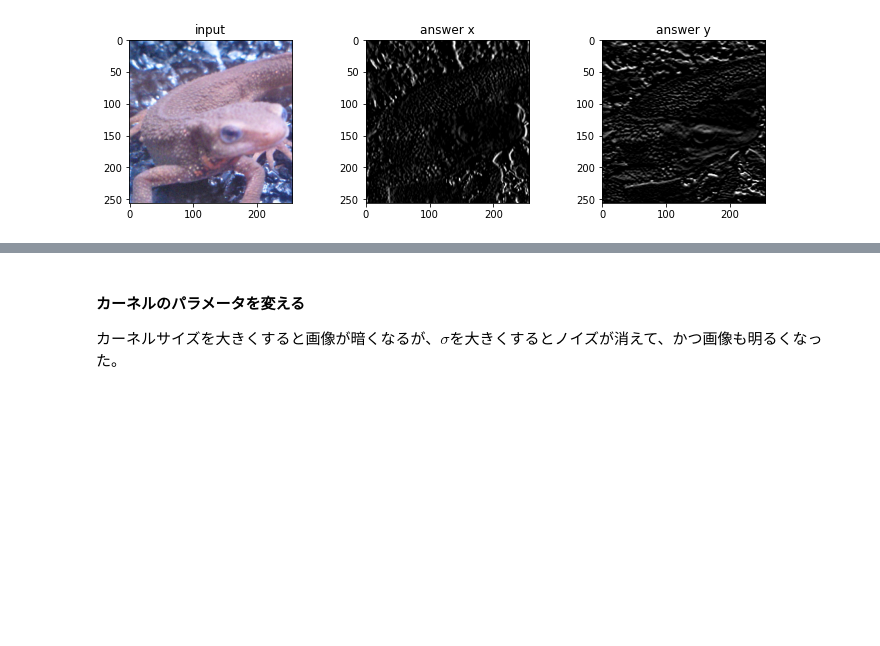
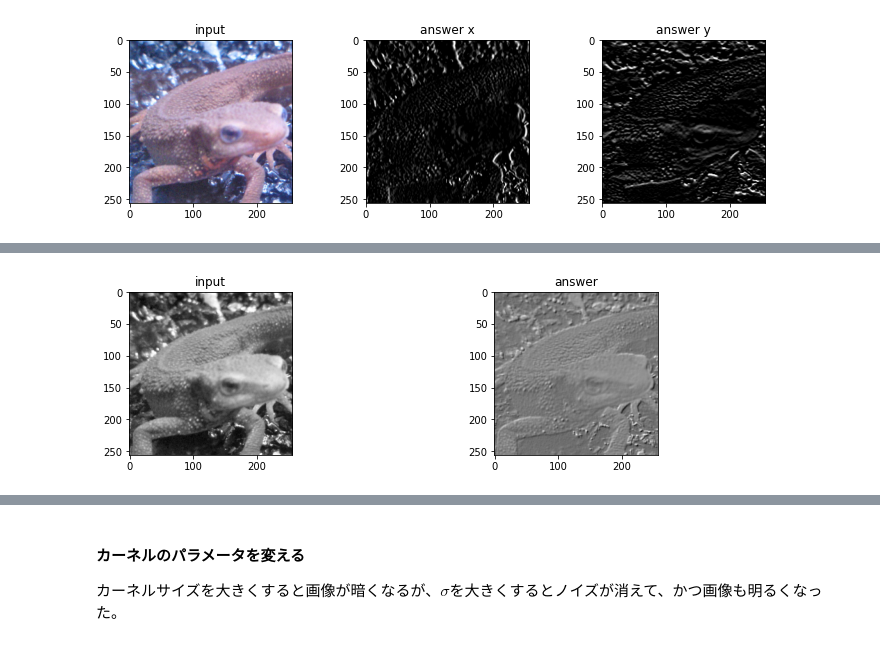
Before and after one commit to TakuroTerui/Gasyori100knock, a Jupyter notebook: work/Gasyori100knock_Q11_20.ipynb, the cells around one changed output, grey strips where cells are left out. Cells and saved outputs as stored; diff of their text form; code cells hidden in the pictures; blank space fills up the shorter version.

```diff
--- a/work/Gasyori100knock_Q11_20.ipynb
+++ b/work/Gasyori100knock_Q11_20.ipynb
@@ -236,6 +282,23 @@ Laplacianフィルタとは輝度の二次微分をとることでエッジ検
 Embossフィルタとは輪郭部分を浮き出しにするフィルタで、次式で定義される。
 
 <img src="https://github.com/TakuroTerui/Gasyori100knock/raw/master/questions/question_11_20/images/emboss_filter_equ.png"/>
+# %%
+# answer
+def filter_emboss(img):
+    k = np.array([[-2, -1, 0], [-1, 1, 1], [0, 1, 2]])
+    out = cv2.filter2D(img.astype(np.float32), -1, k)
+    out -= out.min() # normalize > [0, 1]
+    out /= out.max()
+    return out
+
+img_emboss = filter_emboss(img_gray)
+
+plt.figure(figsize=(12, 3))
+plt.subplot(1, 2, 1); plt.title('input'); plt.imshow(img_gray, cmap='gray')
+plt.subplot(1, 2, 2); plt.title('answer'); plt.imshow(img_emboss, cmap='gray')
+plt.show()
+# %% [output]
+[figure, added]
 # %% [markdown]
 ### Q.19 LoGフィルタ
 LoGフィルタ(sigma=3、カーネルサイズ=5)を実装し、imori_noise_256x256.pngのエッジを検出せよ。
```
Also changed, not shown: parts of 7 cells of this notebook.
